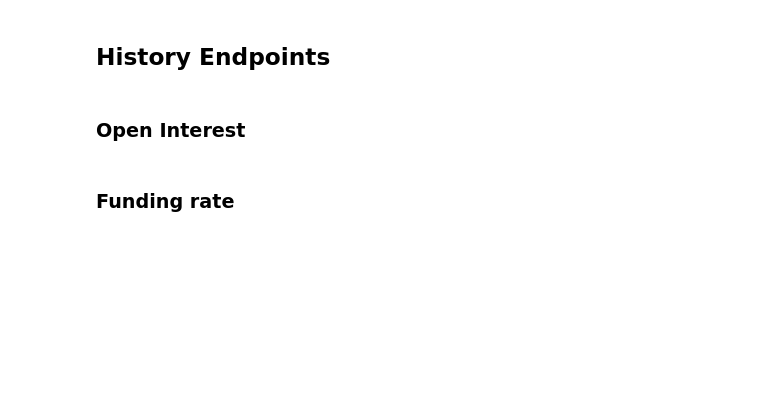
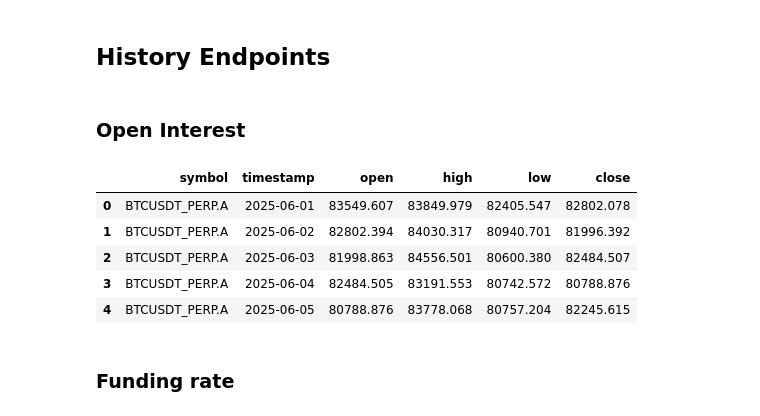
Before and after one commit to RodneyPerhaps/coinalyze, a Jupyter notebook: examples/coinalyze_client.ipynb, the cells around one changed output. Drawn from its saved outputs; the diff is of its cells as text; code cells hidden in the pictures; blank space fills up the shorter version.

```diff
--- a/examples/coinalyze_client.ipynb
+++ b/examples/coinalyze_client.ipynb
@@ -51,16 +78,17 @@ display(pd.concat(dfs))
 # %% [markdown]
 ### Open Interest
 # %%
-oi_df = history_response_to_df(
-    client.get_history(
-        endpoint=HistoryEndpoint.OI,
-        symbols=FUTURE_MARKET_SYMBOL,
-        start="2025-06-01",
-        end="2025-06-20",
-    ),
-    endpoint=HistoryEndpoint.OI,
+oi_df = client.get_history_df(
+    endpoint=HistoryEndpoint.OI, symbols=FUTURE_MARKET_SYMBOL, start="2025-06-01", end="2025-06-20"
 )
-oi_df
+oi_df.head(5)
+# %% [output]
+|  | symbol | timestamp | open | high | low | close |
+| 0 | BTCUSDT_PERP.A | 2025-06-01 | 83549.607 | 83849.979 | 82405.547 | 82802.078 |
+| 1 | BTCUSDT_PERP.A | 2025-06-02 | 82802.394 | 84030.317 | 80940.701 | 81996.392 |
+| 2 | BTCUSDT_PERP.A | 2025-06-03 | 81998.863 | 84556.501 | 80600.380 | 82484.507 |
+| 3 | BTCUSDT_PERP.A | 2025-06-04 | 82484.505 | 83191.553 | 80742.572 | 80788.876 |
+| 4 | BTCUSDT_PERP.A | 2025-06-05 | 80788.876 | 83778.068 | 80757.204 | 82245.615 |
 # %% [markdown]
 ### Funding rate
 # %%
```
Also changed, not shown: parts of 11 cells of this notebook, 22 other files.
